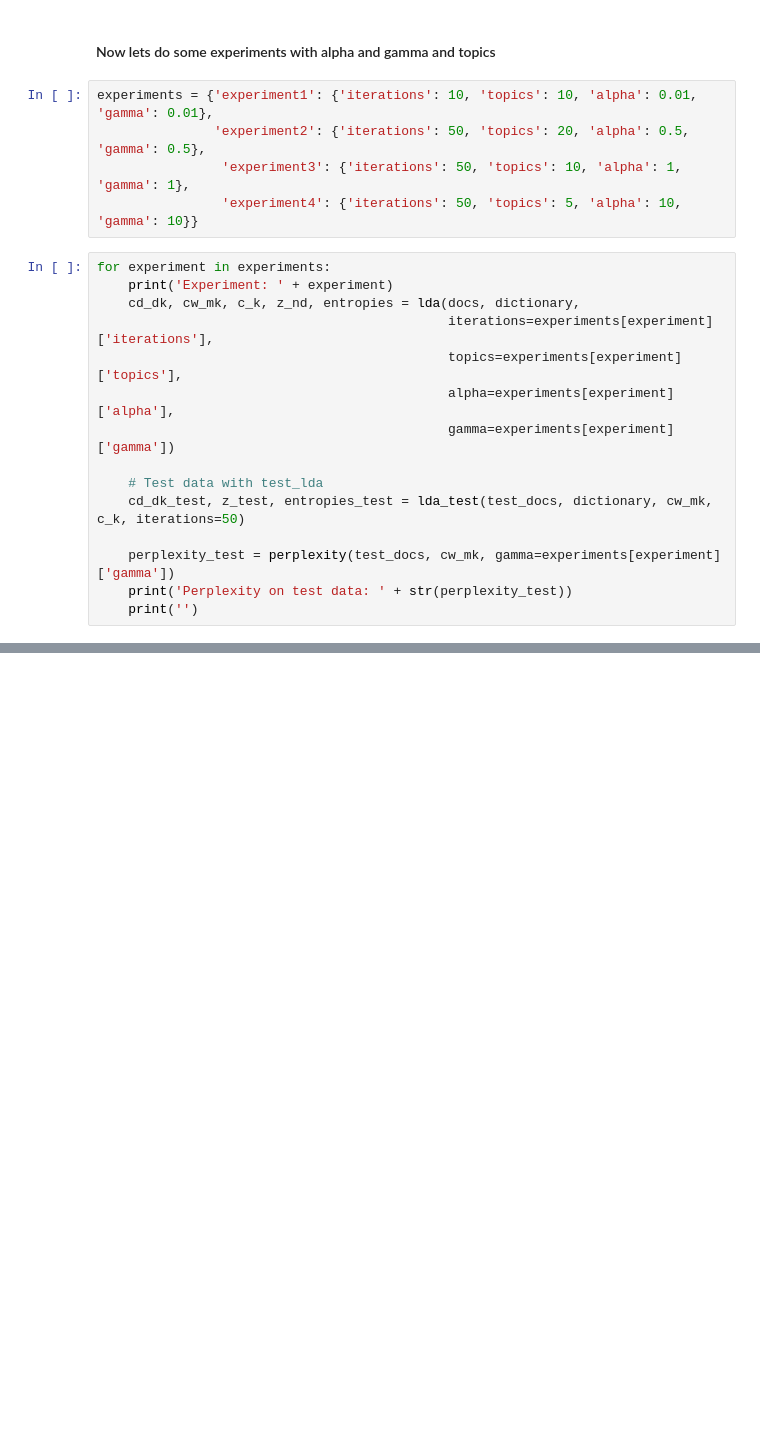
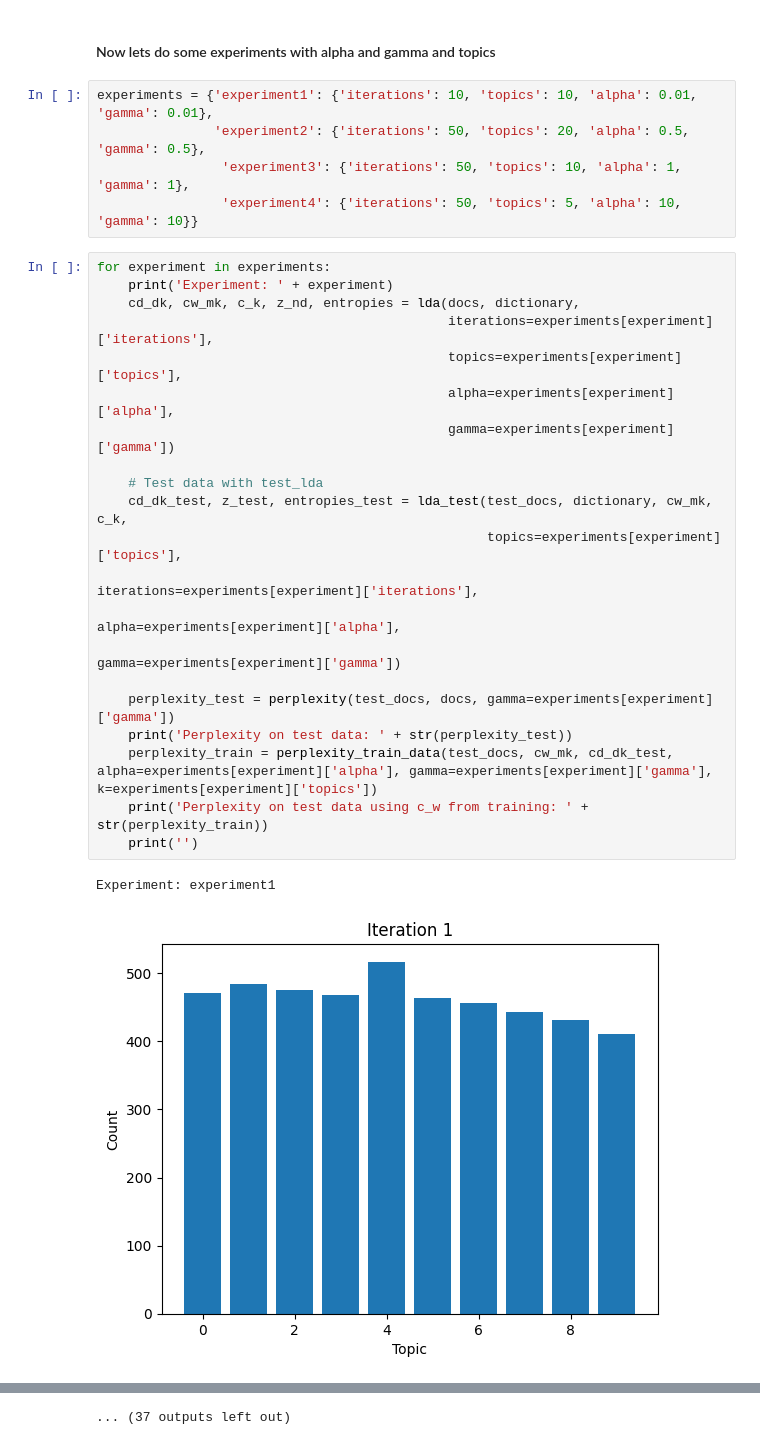
Before and after one commit to HMkrtich/UnSupNLP, a Jupyter notebook: LDA.ipynb, the cells around one changed output, grey strips where cells are left out. Cells and saved outputs as stored; diff of their text form; blank space fills up the shorter version.

```diff
--- a/LDA.ipynb
+++ b/LDA.ipynb
@@ -375,15 +408,24 @@ experiments = {'experiment1': {'iterations': 10, 'topics': 10, 'alpha': 0.01, 'g
 # %%
 for experiment in experiments:
     print('Experiment: ' + experiment)
     cd_dk, cw_mk, c_k, z_nd, entropies = lda(docs, dictionary,
                                              iterations=experiments[experiment]['iterations'],
                                              topics=experiments[experiment]['topics'],
                                              alpha=experiments[experiment]['alpha'],
                                              gamma=experiments[experiment]['gamma'])
 
     # Test data with test_lda
-    cd_dk_test, z_test, entropies_test = lda_test(test_docs, dictionary, cw_mk, c_k, iterations=50)
+    cd_dk_test, z_test, entropies_test = lda_test(test_docs, dictionary, cw_mk, c_k,
+                                                  topics=experiments[experiment]['topics'],
+                                                   iterations=experiments[experiment]['iterations'],
+                                                    alpha=experiments[experiment]['alpha'],
+                                                     gamma=experiments[experiment]['gamma'])
 
-    perplexity_test = perplexity(test_docs, cw_mk, gamma=experiments[experiment]['gamma'])
+    perplexity_test = perplexity(test_docs, docs, gamma=experiments[experiment]['gamma'])
     print('Perplexity on test data: ' + str(perplexity_test))
+    perplexity_train = perplexity_train_data(test_docs, cw_mk, cd_dk_test, alpha=experiments[experiment]['alpha'], gamma=experiments[experiment]['gamma'], k=experiments[experiment]['topics'])
+    print('Perplexity on test data using c_w from training: ' + str(perplexity_train))
     print('')
+# %% [output]
+Experiment: experiment1
+[figure, added]
@@ -389,0 +446 @@ for experiment in experiments:
+... (37 outputs left out)
```
Also changed, not shown: parts of 5 cells of this notebook.
